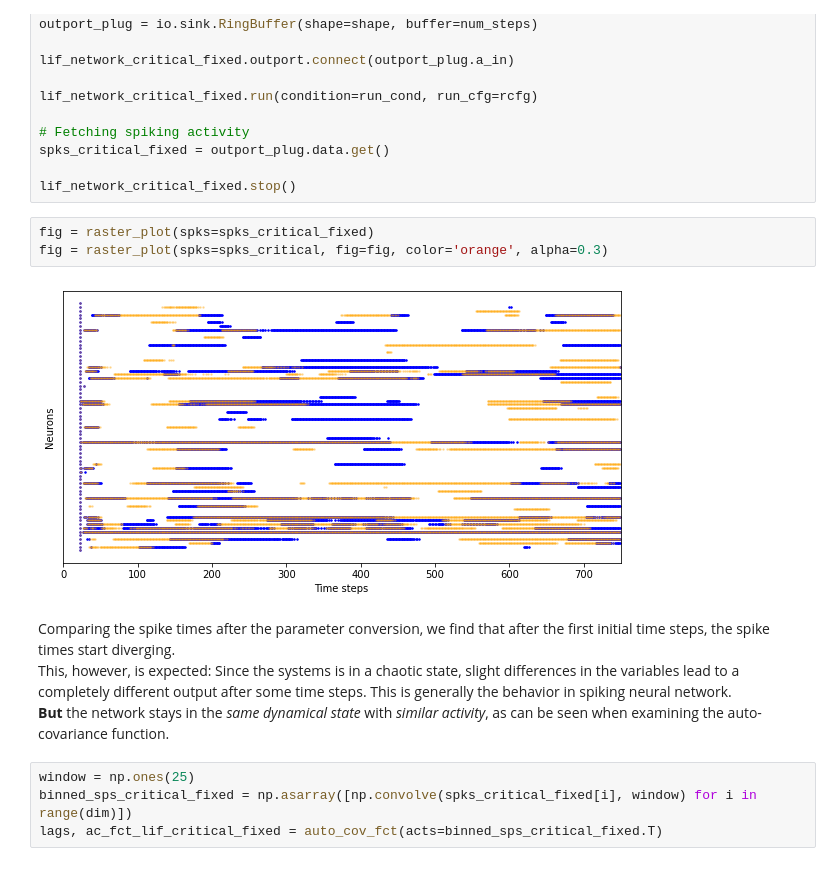
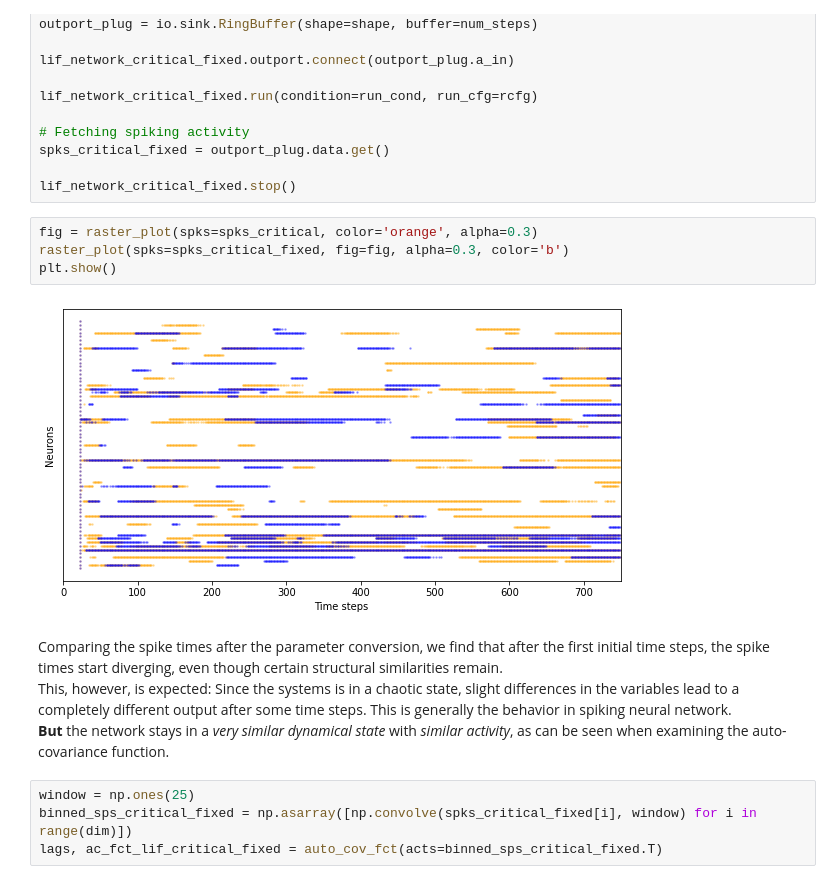
Before and after one commit to lava-nc/lava, a Jupyter notebook: tutorials/end_to_end/tutorial02_excitatory_inhibitory_network.ipynb, the cells around one changed output. Drawn from its saved outputs; the diff is of its cells as text.

Commit message:
Improve plotting comparison float fixed

```diff
--- a/tutorials/end_to_end/tutorial02_excitatory_inhibitory_network.ipynb
+++ b/tutorials/end_to_end/tutorial02_excitatory_inhibitory_network.ipynb
@@ -1062,14 +1062,15 @@ spks_critical_fixed = outport_plug.data.get()
 
 lif_network_critical_fixed.stop()
 # %%
-fig = raster_plot(spks=spks_critical_fixed)
-fig = raster_plot(spks=spks_critical, fig=fig, color='orange', alpha=0.3)
+fig = raster_plot(spks=spks_critical, color='orange', alpha=0.3)
+raster_plot(spks=spks_critical_fixed, fig=fig, alpha=0.3, color='b')
+plt.show()
 # %% [output]
-[figure, old version]
+[figure, new version]
 # %% [markdown]
-Comparing the spike times after the parameter conversion, we find that after the first initial time steps, the spike times start diverging. <br>
+Comparing the spike times after the parameter conversion, we find that after the first initial time steps, the spike times start diverging, even though certain structural similarities remain. <br>
 This, however, is expected: Since the systems is in a chaotic state, slight differences in the variables lead to a completely different output after some time steps. This is generally the behavior in spiking neural network.<br>
-**But** the network stays in the *same dynamical state* with *similar activity*, as can be seen when examining the auto-covariance function.
+**But** the network stays in a *very similar dynamical state* with *similar activity*, as can be seen when examining the auto-covariance function.
 # %%
 window = np.ones(25)
 binned_sps_critical_fixed = np.asarray([np.convolve(spks_critical_fixed[i], window) for i in range(dim)])
```
Also changed, not shown: parts of 4 cells of this notebook.
